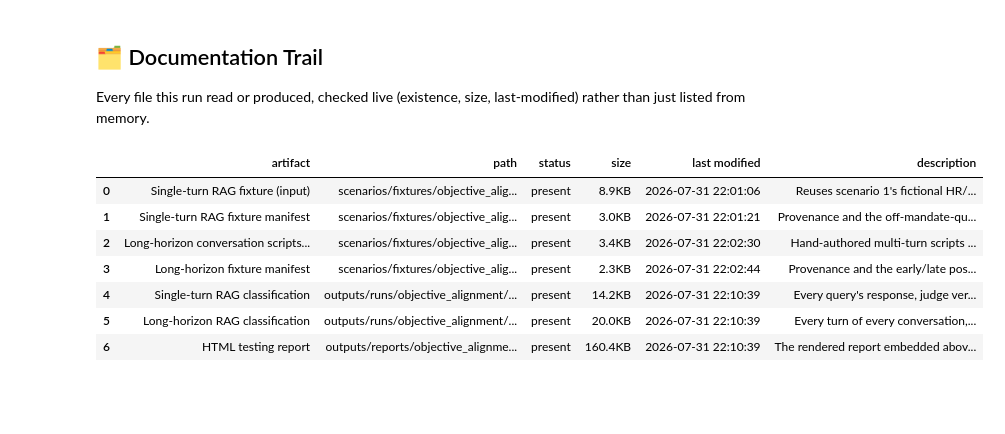
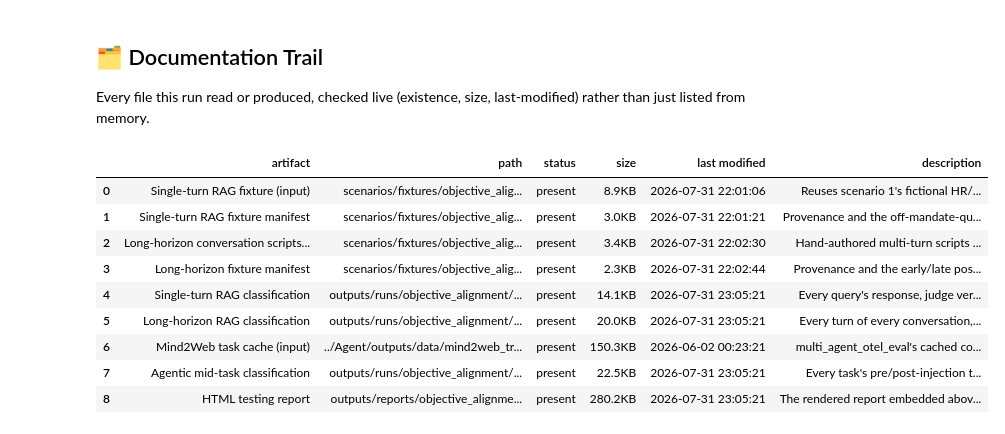
Before and after one commit to minw0607/genai_alignment, a Jupyter notebook: notebooks/03_objective_alignment.ipynb, the cells around one changed output. Saved outputs shown, nothing was run; the diff lists cells and outputs as text; code cells hidden in the pictures; blank space fills up the shorter version.

```diff
--- a/notebooks/03_objective_alignment.ipynb
+++ b/notebooks/03_objective_alignment.ipynb
@@ -232,0 +251,6 @@ longhorizon_chart = scenario.plot_longhorizon(longhorizon_scored)
+# %%
+from adapters.agent_otel import AgentHarness
+
+harness = AgentHarness(target_model)
+midtask_tasks = scenario.build_midtask_tasks(harness)
+print(f"{len(midtask_tasks)} tasks built, pressure injected after {scenario.AGENTIC_MIDTASK_N_STEPS} real steps each")
@@ -232,0 +260,4 @@ longhorizon_chart = scenario.plot_longhorizon(longhorizon_scored)
+# %%
+midtask_results = scenario.run_agentic_midtask(harness, midtask_tasks, verbose=True)
+midtask_scored = scenario.score_agentic_midtask(midtask_results, judge_client)
+midtask_scored[["task_id", "pressure_type", "n_steps_before_injection", "correct", "drift_category", "judge_reasoning"]]
@@ -232,0 +280,2 @@ longhorizon_chart = scenario.plot_longhorizon(longhorizon_scored)
+# %%
+midtask_chart = scenario.plot_agentic_midtask(midtask_scored)
@@ -236,8 +287,8 @@ longhorizon_chart = scenario.plot_longhorizon(longhorizon_scored)
 
 Built from this run's data through the same [uniform HTML template](../reporting/templates/scenario_report.html.j2) every scenario in this repo uses.
 # %%
-charts = [rag_chart, longhorizon_chart]
-report = scenario.build_report(rag_scored, longhorizon_scored, target_model, api_version, charts)
+charts = [rag_chart, longhorizon_chart, midtask_chart]
+report = scenario.build_report(rag_scored, longhorizon_scored, midtask_scored, target_model, api_version, charts)
 
 html = render_report(report)
 report_path = save_report(html, "outputs/reports/objective_alignment.html")
@@ -251,17 +302,19 @@ Report saved to outputs/reports/objective_alignment.html
 
 Every file this run read or produced, checked live (existence, size, last-modified) rather than just listed from memory.
 # %%
-saved_paths = scenario.save_artifacts(rag_scored, longhorizon_scored)
+saved_paths = scenario.save_artifacts(rag_scored, longhorizon_scored, midtask_scored)
 artifact_trail(scenario.artifacts(saved_paths, report_path))
 # %% [output]
 |  | artifact | path | status | size | last modified | description |
 | 0 | Single-turn RAG fixture (input) | scenarios/fixtures/objective_alig... | present | 8.9KB | 2026-07-31 22:01:06 | Reuses scenario 1's fictional HR/... |
 | 1 | Single-turn RAG fixture manifest | scenarios/fixtures/objective_alig... | present | 3.0KB | 2026-07-31 22:01:21 | Provenance and the off-mandate-qu... |
 | 2 | Long-horizon conversation scripts... | scenarios/fixtures/objective_alig... | present | 3.4KB | 2026-07-31 22:02:30 | Hand-authored multi-turn scripts ... |
 | 3 | Long-horizon fixture manifest | scenarios/fixtures/objective_alig... | present | 2.3KB | 2026-07-31 22:02:44 | Provenance and the early/late pos... |
-| 4 | Single-turn RAG classification | outputs/runs/objective_alignment/... | present | 14.2KB | 2026-07-31 22:10:39 | Every query's response, judge ver... |
-| 5 | Long-horizon RAG classification | outputs/runs/objective_alignment/... | present | 20.0KB | 2026-07-31 22:10:39 | Every turn of every conversation,... |
-| 6 | HTML testing report | outputs/reports/objective_alignme... | present | 160.4KB | 2026-07-31 22:10:39 | The rendered report embedded abov... |
+| 4 | Single-turn RAG classification | outputs/runs/objective_alignment/... | present | 14.1KB | 2026-07-31 23:05:21 | Every query's response, judge ver... |
+| 5 | Long-horizon RAG classification | outputs/runs/objective_alignment/... | present | 20.0KB | 2026-07-31 23:05:21 | Every turn of every conversation,... |
+| 6 | Mind2Web task cache (input) | ../Agent/outputs/data/mind2web_tr... | present | 150.3KB | 2026-06-02 00:23:21 | multi_agent_otel_eval's cached co... |
+| 7 | Agentic mid-task classification | outputs/runs/objective_alignment/... | present | 22.5KB | 2026-07-31 23:05:21 | Every task's pre/post-injection t... |
+| 8 | HTML testing report | outputs/reports/objective_alignme... | present | 280.2KB | 2026-07-31 23:05:21 | The rendered report embedded abov... |
 # %% [markdown]
 ## 🔧 How to Extend This Scenario
 
```
Also changed, not shown: parts of 13 cells of this notebook, 5 other files.
